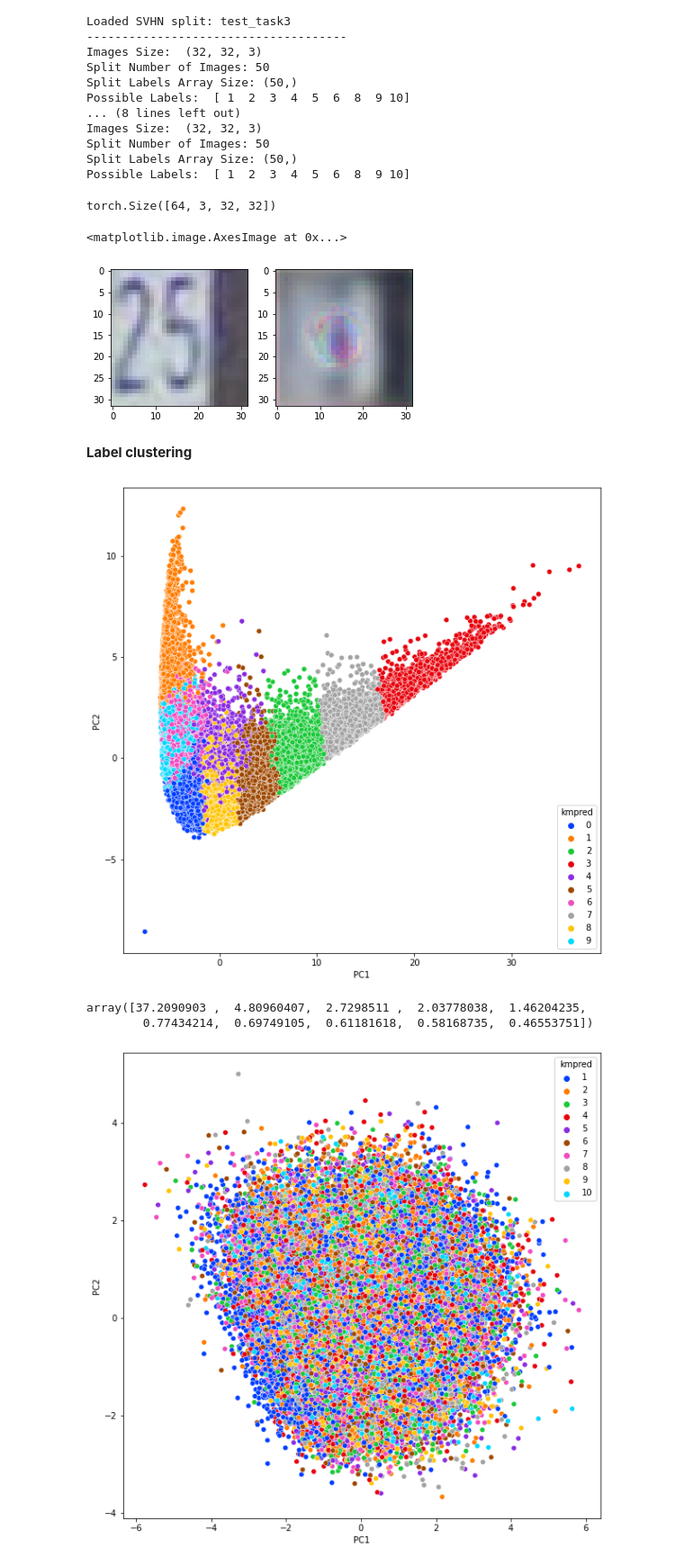
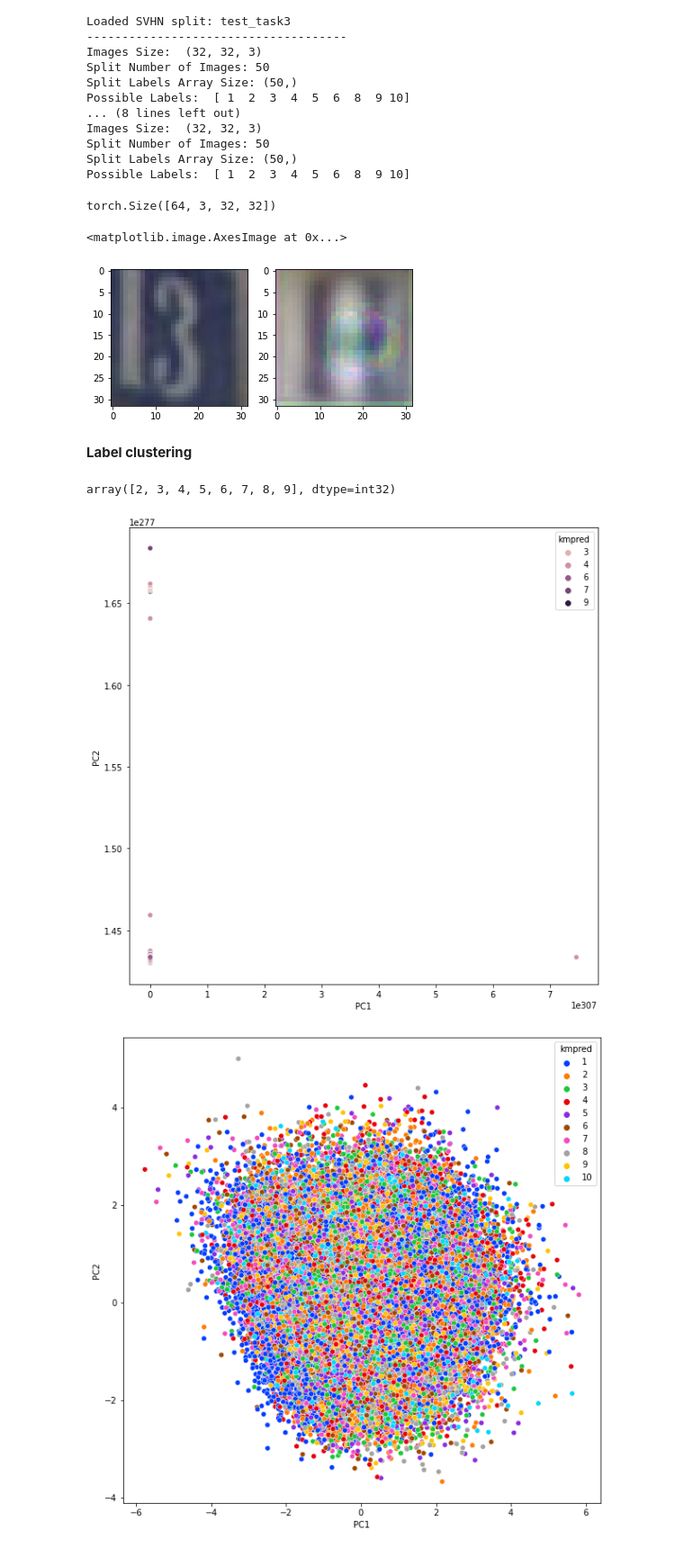
Before and after one commit to vicentepese/SDCV_test, a Jupyter notebook: vae_eda.ipynb, the cells around one changed output. Shown at 90% size. Saved outputs shown, nothing was run; the diff lists cells and outputs as text; code cells hidden in the pictures.

```diff
--- a/vae_eda.ipynb
+++ b/vae_eda.ipynb
@@ -134,7 +134,7 @@ class SVHNDataset(Dataset):
 # %%
 # Load model
 vae = VAE(32)
-vae.load_state_dict(torch.load('vae.h5'))
+vae.load_state_dict(torch.load('vae_resnet50_ES.h5'))
 vae
 # %% [output]
 VAE(
@@ -183,25 +183,25 @@ Split Number of Images: 50
 Split Labels Array Size: (50,)
 Possible Labels:  [ 1  2  3  4  5  6  8  9 10]
 # %%
-# # Feed to neural network
-# i = np.random.randint(1,10000)
-# it = iter(unlabelled_loader)
-# for n in range(1):
-#     out = next(it)
-#     print(out[0].shape)
+# Feed to neural network
+i = np.random.randint(1,10000)
+it = iter(unlabelled_loader)
+for n in range(1):
+    out = next(it)
+    print(out[0].shape)
 
-# tst = torch.Tensor(unlabelled_imgs[:,:,:,i]).permute(2,0,1).unsqueeze(0)
-# out = vae(tst)
-# out = out[0,:,:,:].permute(1,2,0)
-# out = out.detach().numpy()
-# plt.subplot(1,2,1)
-# plt.imshow(unlabelled_imgs[:,:,:,i])
-# plt.subplot(1,2,2)
-# plt.imshow(out)
+tst = torch.Tensor(unlabelled_imgs[:,:,:,i]).permute(2,0,1).unsqueeze(0)
+out = vae(tst)
+out = out[0,:,:,:].permute(1,2,0)
+out = out.detach().numpy()
+plt.subplot(1,2,1)
+plt.imshow(unlabelled_imgs[:,:,:,i])
+plt.subplot(1,2,2)
+plt.imshow(out)
 # %% [output]
 torch.Size([64, 3, 32, 32])
 <matplotlib.image.AxesImage at 0x...>
-[figure, old version]
+[figure, new version]
 # %% [markdown]
 **Label clustering**
 # %%
@@ -232,6 +232,10 @@ r = np.random.RandomState(seed=1234)
 km = KMeans(n_clusters=10, random_state=r)
 km.fit(out_x)
 pred = km.predict(out_x)
+# %%
+np.unique(pred)
+# %% [output]
+array([2, 3, 4, 5, 6, 7, 8, 9], dtype=int32)
 # %%
 from sklearn.decomposition import PCA
 import pandas as pd
@@ -239,20 +243,16 @@ import seaborn as sns
 
 pca = PCA(n_components=10)
 out_pca = pca.fit_transform(out_x)
+# print("PCA explained variance: {}".format(pca.explained_variance_))
 
 pca_plot = pd.DataFrame({'PC1': out_pca[:,0], 'PC2': out_pca[:,1], 'kmpred': pred})
 
 %matplotlib inline
 plt.subplots(figsize=(10,10))
-sns.scatterplot('PC1', 'PC2', hue='kmpred', data=pca_plot, palette=sns.color_palette("bright"))
+sns.scatterplot('PC1', 'PC2', hue='kmpred', data=pca_plot)
 plt.show()
 # %% [output]
-[figure, old version]
+[figure, new version]
-# %%
-pca.explained_variance_
-# %% [output]
-array([37.2090903 ,  4.80960407,  2.7298511 ,  2.03778038,  1.46204235,
-        0.77434214,  0.69749105,  0.61181618,  0.58168735,  0.46553751])
 # %%
 # unlabelled_imgs, unlabelled_labels = load_data('./data','unlabelled_task3')
 
```
Also changed, not shown: 6 other files.
